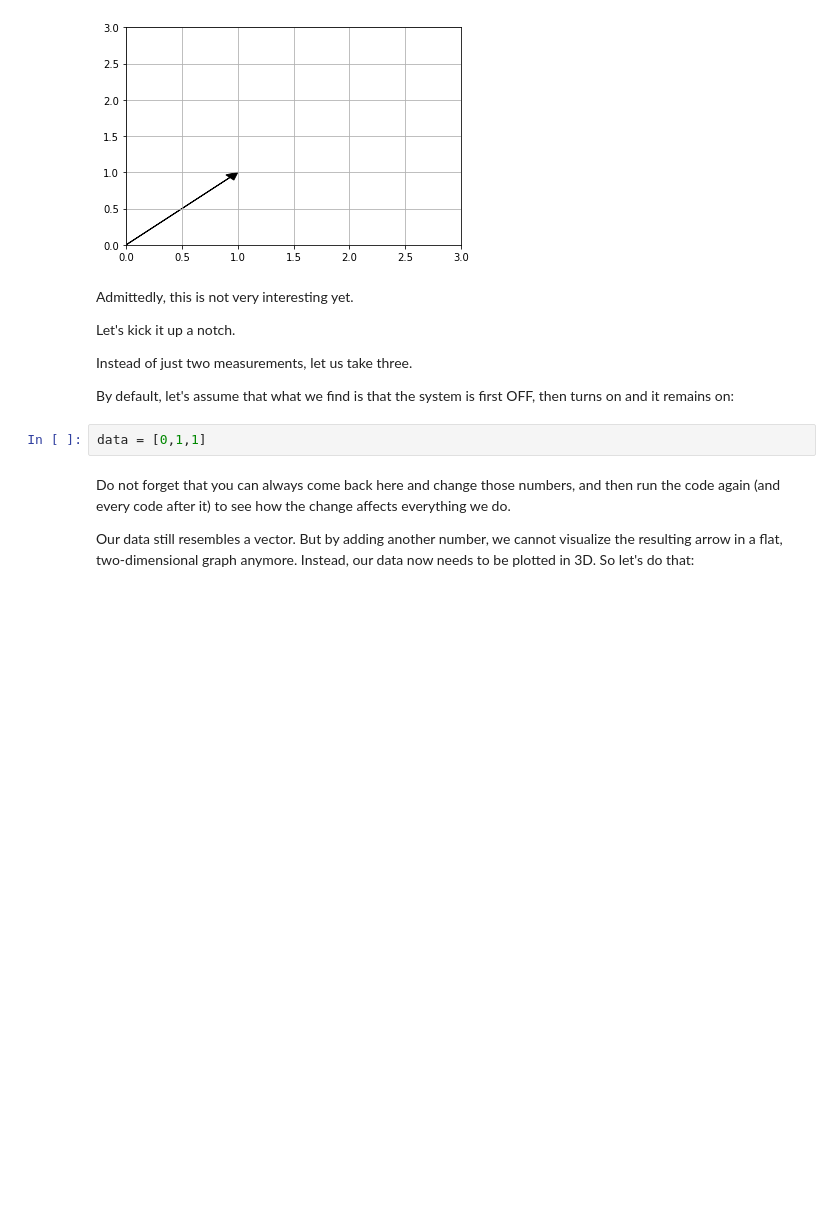
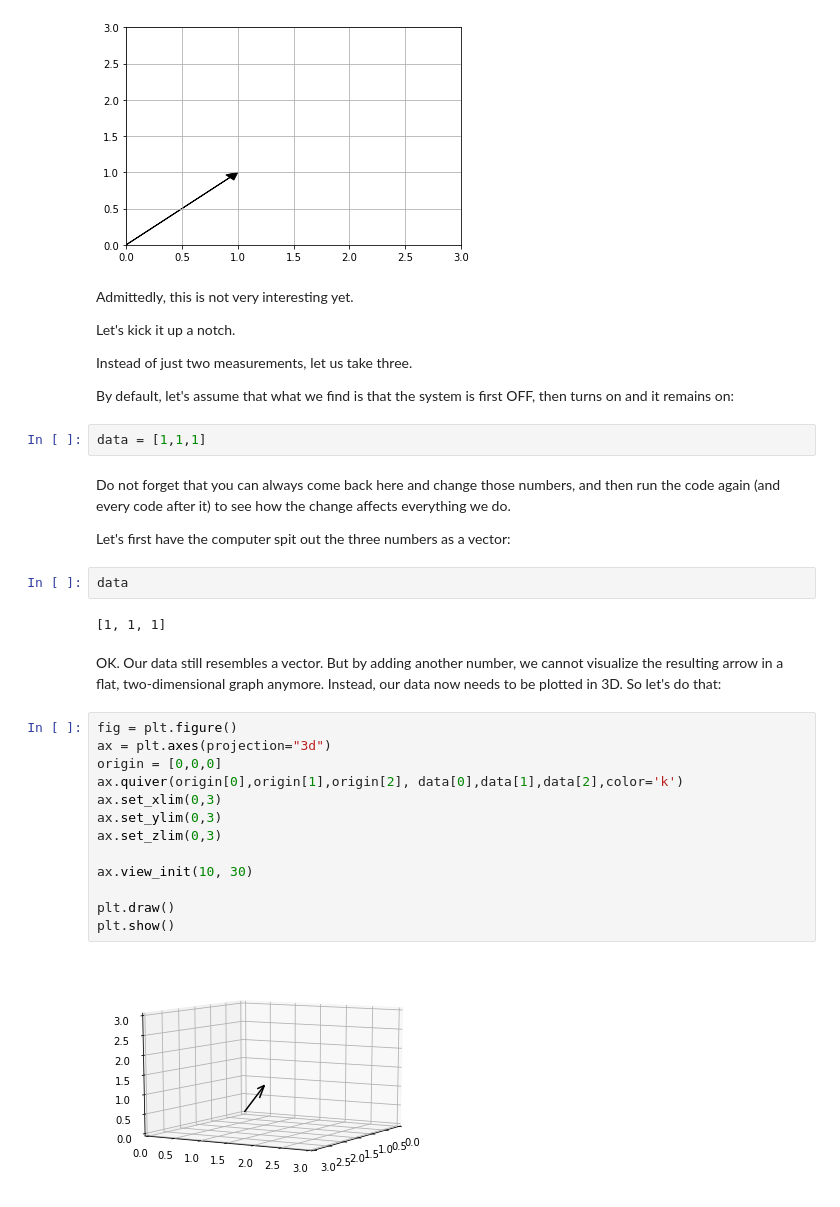
Before and after one commit to AstonishingHypothesis/PyPhi-Notebook, a Jupyter notebook: IITbootcamp.ipynb, the cells around one changed output. Saved outputs shown, nothing was run; the diff lists cells and outputs as text; blank space fills up the shorter version.

```diff
--- a/IITbootcamp.ipynb
+++ b/IITbootcamp.ipynb
@@ -104,8 +110,29 @@ Instead of just two measurements, let us take three.
 
 By default, let's assume that what we find is that the system is first OFF, then turns on and it remains on:
 # %%
-data = [0,1,1]
+data = [1,1,1]
+# %% [markdown]
+Do not forget that you can always come back here and change those numbers, and then run the code again (and every code after it) to see how the change affects everything we do.
+
+Let's first have the computer spit out the three numbers as a vector:
+# %%
+data
+# %% [output]
+[1, 1, 1]
 # %% [markdown]
-Do not forget that you can always come back here and change those numbers, and then run the code again (and every code after it) to see how the change affects everything we do.
-
-Our data still resembles a vector. But by adding another number, we cannot visualize the resulting arrow in a flat, two-dimensional graph anymore. Instead, our data now needs to be plotted in 3D. So let's do that:
+OK. Our data still resembles a vector. But by adding another number, we cannot visualize the resulting arrow in a flat, two-dimensional graph anymore. Instead, our data now needs to be plotted in 3D. So let's do that:
+# %%
+fig = plt.figure()
+ax = plt.axes(projection="3d")
+origin = [0,0,0]
+ax.quiver(origin[0],origin[1],origin[2], data[0],data[1],data[2],color='k')
+ax.set_xlim(0,3)
+ax.set_ylim(0,3)
+ax.set_zlim(0,3)
+
+ax.view_init(10, 30)
+
+plt.draw()
+plt.show()
+# %% [output]
+[figure, added]
```
Also changed, not shown: parts of 20 cells of this notebook.
